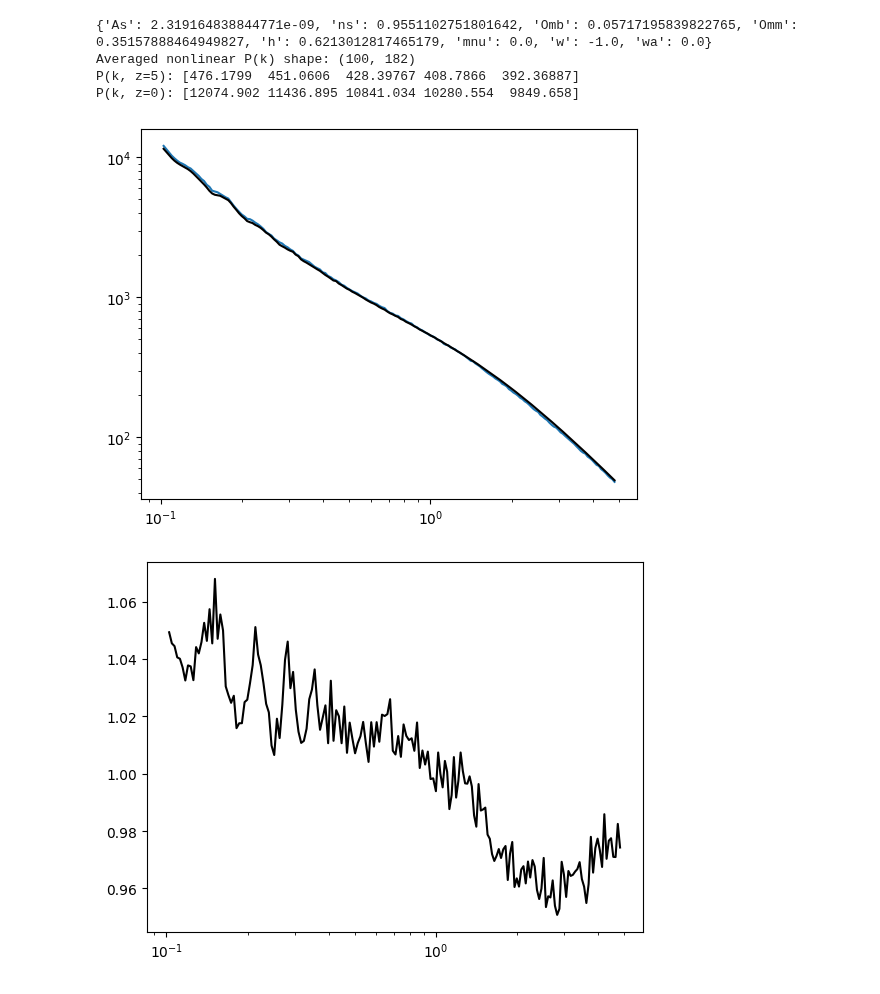
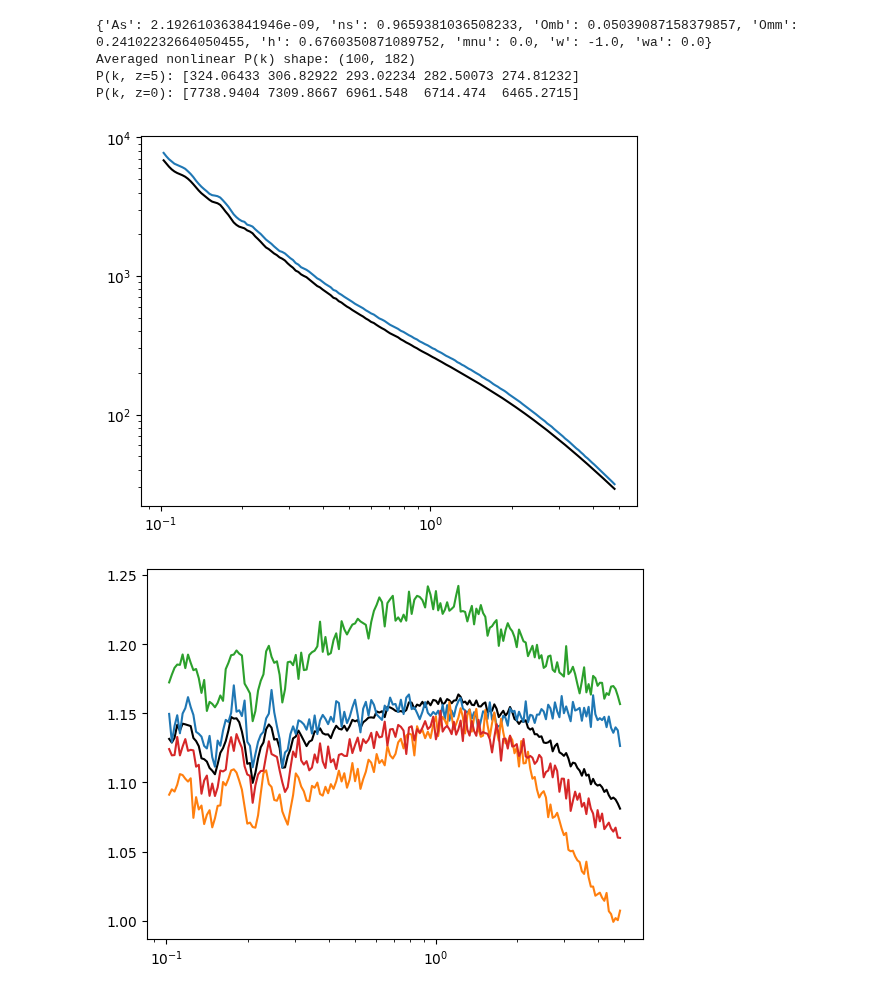
Before and after one commit to pltaylor16/odd_emu, a Jupyter notebook: new_approach/new.ipynb, the cells around one changed output. Cells and saved outputs as stored; diff of their text form; code cells hidden in the pictures.

```diff
--- a/new_approach/new.ipynb
+++ b/new_approach/new.ipynb
@@ -76,7 +76,7 @@ k = k_full[k_idx]
 k_shp = np.shape(k_idx)[0]
 
 # --- Random cosmology ---
-rng = np.random.default_rng(42)
+rng = np.random.default_rng(52)
 As = rng.uniform(1.7e-9, 2.5e-9)
 ns = rng.uniform(0.92, 1.00)
 Omb = rng.uniform(0.04, 0.06)
@@ -111,7 +111,7 @@ def rho_m_func(z):
     return Omm * rho_crit
 
 # --- Load normalization ---
-data_dir = "/srv/scratch3/taylor.4264/odd_emu/production_run_logpk/merged/"
+data_dir = "/srv/scratch3/taylor.4264/odd_emu/production_run_logpk/merged_master/"
 Hz_all = np.load(os.path.join(data_dir, "Hz.npy"))
 rho_m_all = np.load(os.path.join(data_dir, "rho_m.npy"))
 
@@ -183,10 +183,10 @@ print(f"Averaged nonlinear P(k) shape: {pk_mean.shape}")
 print(f"P(k, z=5): {pk_mean[0, :5]}")
 print(f"P(k, z=0): {pk_mean[-1, :5]}")
 # %% [output]
-{'As': 2.319164838844771e-09, 'ns': 0.9551102751801642, 'Omb': 0.05717195839822765, 'Omm': 0.35157888464949827, 'h': 0.6213012817465179, 'mnu': 0.0, 'w': -1.0, 'wa': 0.0}
+{'As': 2.192610363841946e-09, 'ns': 0.9659381036508233, 'Omb': 0.05039087158379857, 'Omm': 0.24102232664050455, 'h': 0.6760350871089752, 'mnu': 0.0, 'w': -1.0, 'wa': 0.0}
 Averaged nonlinear P(k) shape: (100, 182)
-P(k, z=5): [476.1799  451.0606  428.39767 408.7866  392.36887]
-P(k, z=0): [12074.902 11436.895 10841.034 10280.554  9849.658]
+P(k, z=5): [324.06433 306.82922 293.02234 282.50073 274.81232]
+P(k, z=0): [7738.9404 7309.8667 6961.548  6714.474  6465.2715]
 # %%
 from matplotlib import pyplot as plt
 plt.plot(k,pk_mean[-1])
@@ -194,13 +194,13 @@ plt.plot(k,pk_nl_z0, color = 'k')
 plt.xscale('log')
 plt.yscale('log')
 # %% [output]
-[figure, old version]
+[figure, new version]
 # %%
 plt.plot(k,pk_mean[-1]/ pk_nl_z0, color = 'k')
-#plt.plot(k,all_pk[0][-1]/ pk_nl_z0)
-#plt.plot(k,all_pk[1][-1]/ pk_nl_z0)
-#plt.plot(k,all_pk[3][-1]/ pk_nl_z0)
-#plt.plot(k,all_pk[5][-1]/ pk_nl_z0)
+plt.plot(k,all_pk[0][-1]/ pk_nl_z0)
+plt.plot(k,all_pk[1][-1]/ pk_nl_z0)
+plt.plot(k,all_pk[3][-1]/ pk_nl_z0)
+plt.plot(k,all_pk[5][-1]/ pk_nl_z0)
 plt.xscale('log')
 # %% [output]
-[figure, old version]
+[figure, new version]
```
Also changed, not shown: parts of 1 cell of this notebook, 1 other file.
